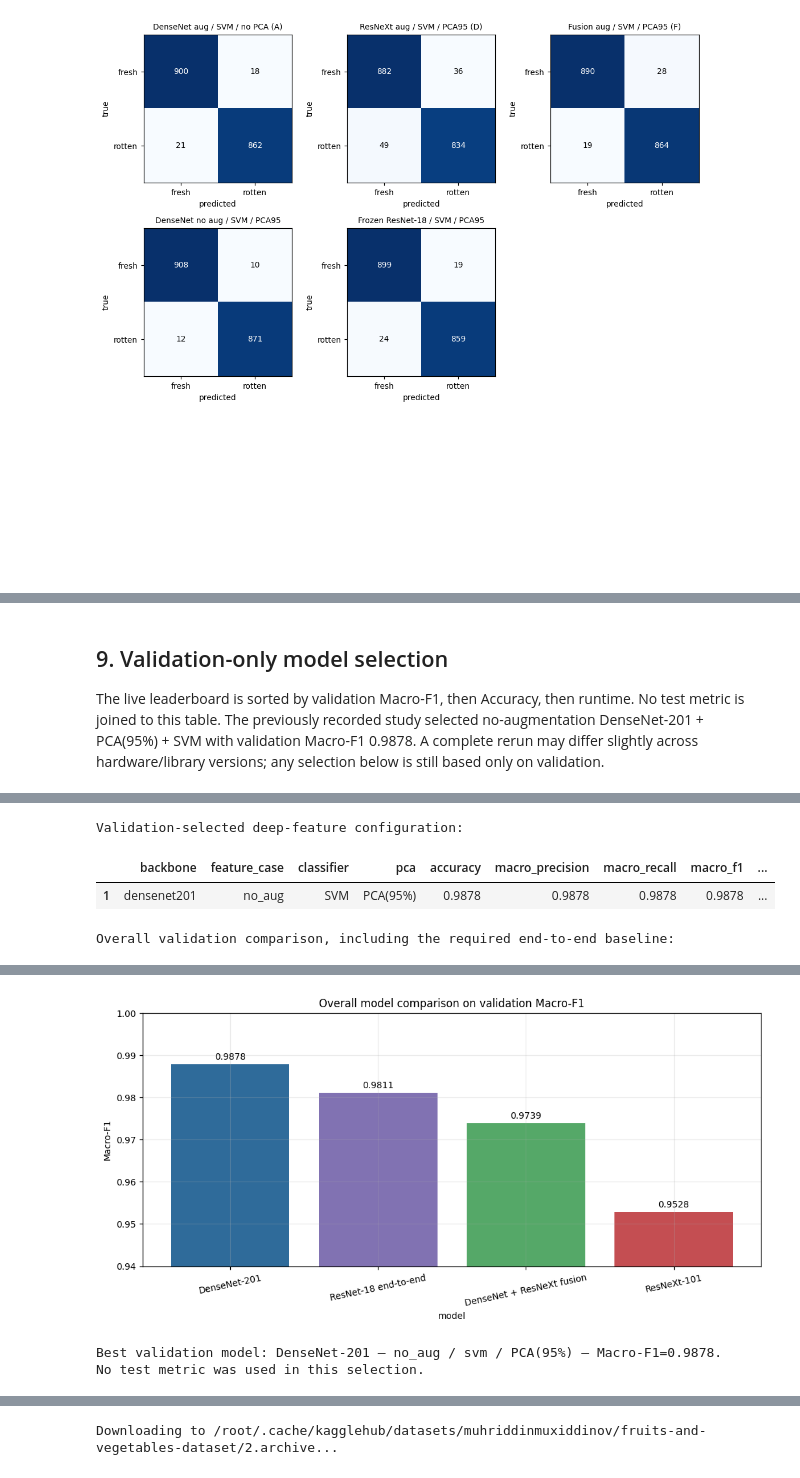
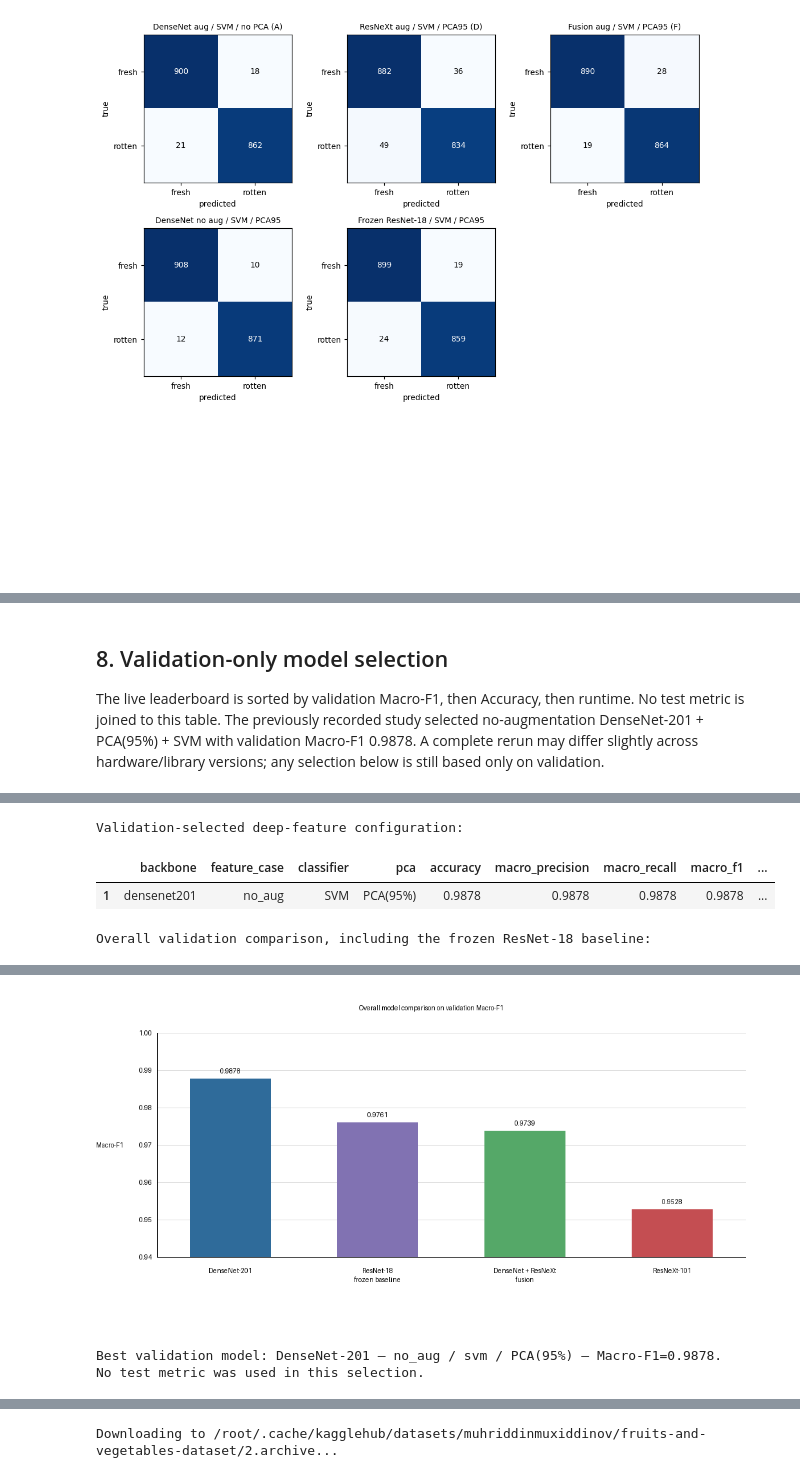
Before and after one commit to DDCcheng/project, a Jupyter notebook: notebooks/COMP9444_Project_Notebook.ipynb, the cells around one changed output, grey strips where cells are left out. Saved outputs shown, nothing was run; the diff lists cells and outputs as text; code cells hidden in the pictures.

Commit message:
Align notebook with frozen baseline report

```diff
--- a/notebooks/COMP9444_Project_Notebook.ipynb
+++ b/notebooks/COMP9444_Project_Notebook.ipynb
@@ -1378,5 +926,5 @@ The integer confusion matrices are uniquely reconstructed from those metrics and
 # %% [markdown]
-## 9. Validation-only model selection
+## 8. Validation-only model selection
 
 The live leaderboard is sorted by validation Macro-F1, then Accuracy, then runtime. No test metric
 is joined to this table. The previously recorded study selected no-augmentation DenseNet-201 +
@@ -1430,18 +978,15 @@ overall_rows = [
     best_recorded_stage4_model(["E", "F"], "DenseNet + ResNeXt fusion"),
 ]
 
-best_e2e = resnet18_comparison.sort_values(
-    ["macro_f1", "accuracy"],
-    ascending=[False, False],
-).iloc[0]
+frozen_baseline = recorded_resnet_frozen.iloc[0]
 overall_rows.append({
-    "model": "ResNet-18 end-to-end",
-    "configuration": f"{best_e2e['setting']} / fine-tuned / epoch {int(best_e2e['best_epoch'])}",
-    "accuracy": float(best_e2e["accuracy"]),
-    "macro_precision": float(best_e2e["macro_precision"]),
-    "macro_recall": float(best_e2e["macro_recall"]),
-    "macro_f1": float(best_e2e["macro_f1"]),
-    "weighted_f1": float(best_e2e["weighted_f1"]),
+    "model": "ResNet-18 frozen baseline",
+    "configuration": "no_aug / svm / PCA(95%)",
+    "accuracy": float(frozen_baseline["accuracy"]),
+    "macro_precision": float(frozen_baseline["macro_precision"]),
+    "macro_recall": float(frozen_baseline["macro_recall"]),
+    "macro_f1": float(frozen_baseline["macro_f1"]),
+    "weighted_f1": float(frozen_baseline["weighted_f1"]),
     "selection_split": "validation",
 })
 
@@ -1450,7 +995,7 @@ overall_validation_comparison = pd.DataFrame(overall_rows).sort_values(
     ascending=[False, False],
 ).reset_index(drop=True)
 
-print("Overall validation comparison, including the required end-to-end baseline:")
+print("Overall validation comparison, including the frozen ResNet-18 baseline:")
 display(overall_validation_comparison)
 
 colours = ["#2F6B9A", "#8172B2", "#55A868", "#C44E52"]
@@ -1502,4 +1047,4 @@ print("No test metric was used in this selection.")
 Validation-selected deep-feature configuration:
 |  | backbone | feature_case | classifier | pca | accuracy | macro_precision | macro_recall | macro_f1 | ... |
 | 1 | densenet201 | no_aug | SVM | PCA(95%) | 0.9878 | 0.9878 | 0.9878 | 0.9878 | ... |
-Overall validation comparison, including the required end-to-end baseline:
+Overall validation comparison, including the frozen ResNet-18 baseline:
@@ -1511,4 +1056,4 @@ Overall validation comparison, including the required end-to-end baseline:
-[figure, old version]
+[figure, new version]
 Best validation model: DenseNet-201 — no_aug / svm / PCA(95%) — Macro-F1=0.9878.
 No test metric was used in this selection.
 # %% [markdown]
```
Also changed, not shown: parts of 16 cells of this notebook.
